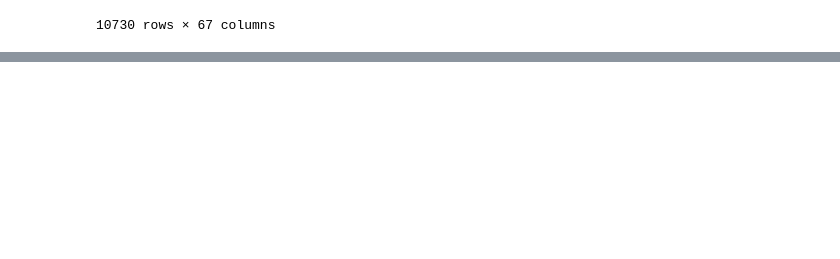
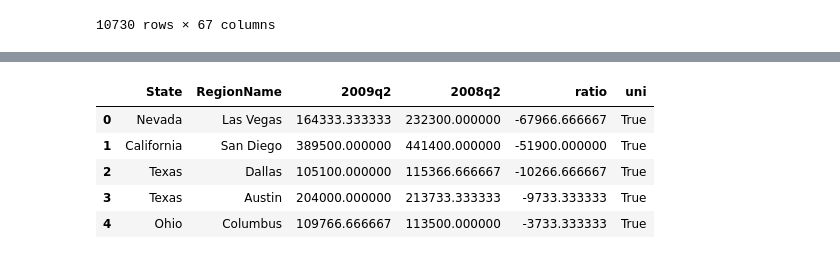
Before and after one commit to vectormars/Applied-Data-Science-with-Python, a Jupyter notebook: Course 1. Introduction to Data Science in Python/Week 4. Statistical Analysis in Python/Assignment+4.ipynb, the cells around one changed output, grey strips where cells are left out. Cells and saved outputs as stored; diff of their text form; code cells hidden in the pictures; blank space fills up the shorter version.

```diff
--- a/Course 1. Introduction to Data Science in Python/Week 4. Statistical Analysis in Python/Assignment+4.ipynb
+++ b/Course 1. Introduction to Data Science in Python/Week 4. Statistical Analysis in Python/Assignment+4.ipynb
@@ -989,0 +1115,10 @@ def run_ttest():
+# %%
+unitowns_hdata['uni'] = True
+unitowns_hdata.head()
+# %% [output]
+|  | State | RegionName | 2009q2 | 2008q2 | ratio | uni |
+| 0 | Nevada | Las Vegas | 164333.333333 | 232300.000000 | -67966.666667 | True |
+| 1 | California | San Diego | 389500.000000 | 441400.000000 | -51900.000000 | True |
+| 2 | Texas | Dallas | 105100.000000 | 115366.666667 | -10266.666667 | True |
+| 3 | Texas | Austin | 204000.000000 | 213733.333333 | -9733.333333 | True |
+| 4 | Ohio | Columbus | 109766.666667 | 113500.000000 | -3733.333333 | True |
```
Also changed, not shown: parts of 21 cells of this notebook.
